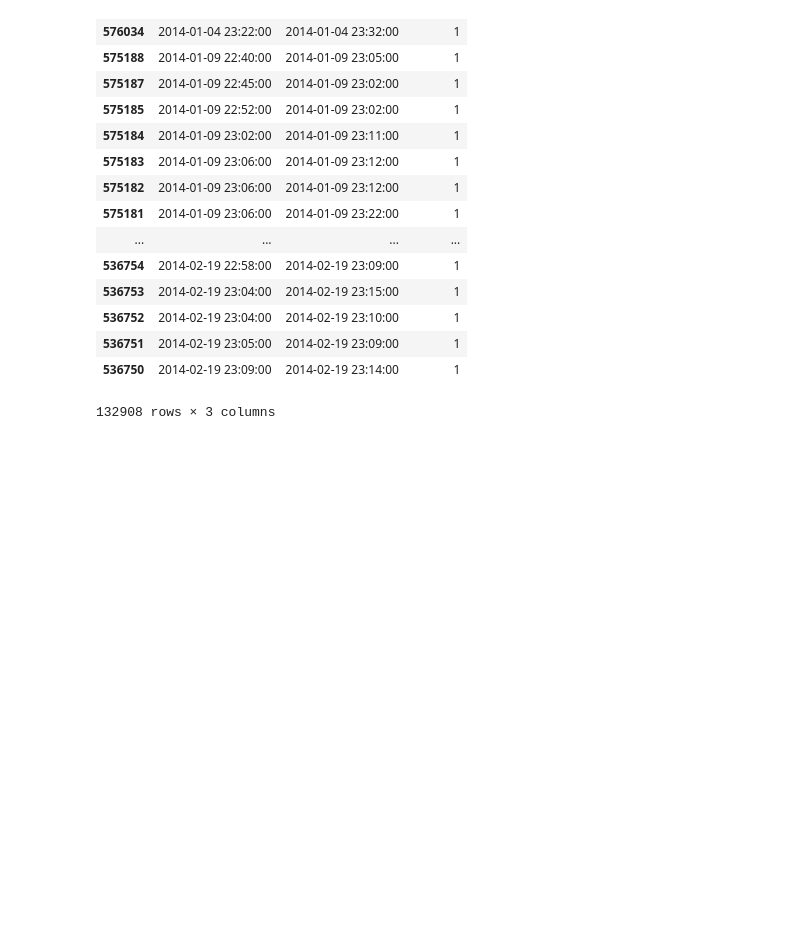
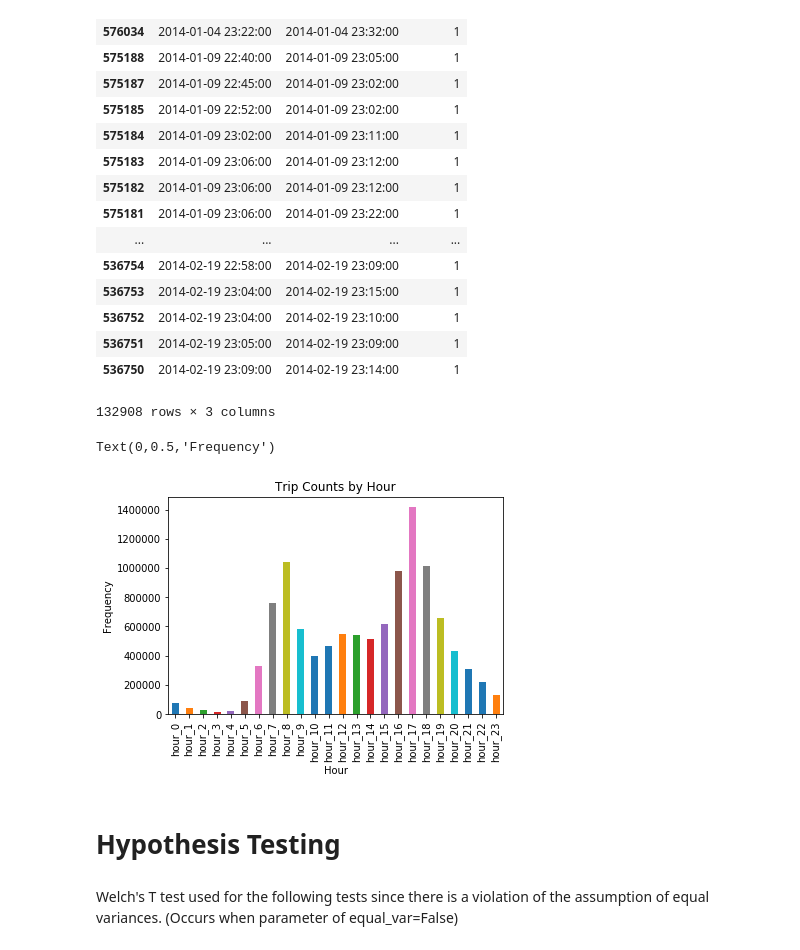
Before and after one commit to karahahn/Springboard_Capstone2, a Jupyter notebook: Capstone 2 Milestone 1.ipynb, the cells around one changed output. Cells and saved outputs as stored; diff of their text form; code cells hidden in the pictures; blank space fills up the shorter version.

```diff
--- a/Capstone 2 Milestone 1.ipynb
+++ b/Capstone 2 Milestone 1.ipynb
@@ -891,0 +891,14 @@ binary[binary['hour_23']==1][['starttime','stoptime','hour_23']]
+# %%
+hourly_trip_count = binary.loc[:, 'hour_0':'hour_23'].sum()
+# %%
+hourly_trip_count.plot(kind='bar')
+plt.title('Trip Counts by Hour')
+plt.xlabel('Hour')
+plt.ylabel('Frequency')
+# %% [output]
+Text(0,0.5,'Frequency')
+[figure, added]
+# %% [markdown]
+# Hypothesis Testing
+# %% [markdown]
+Welch's T test used for the following tests since there is a violation of the assumption of equal variances. (Occurs when parameter of equal_var=False)
```
Also changed, not shown: parts of 44 cells of this notebook.
